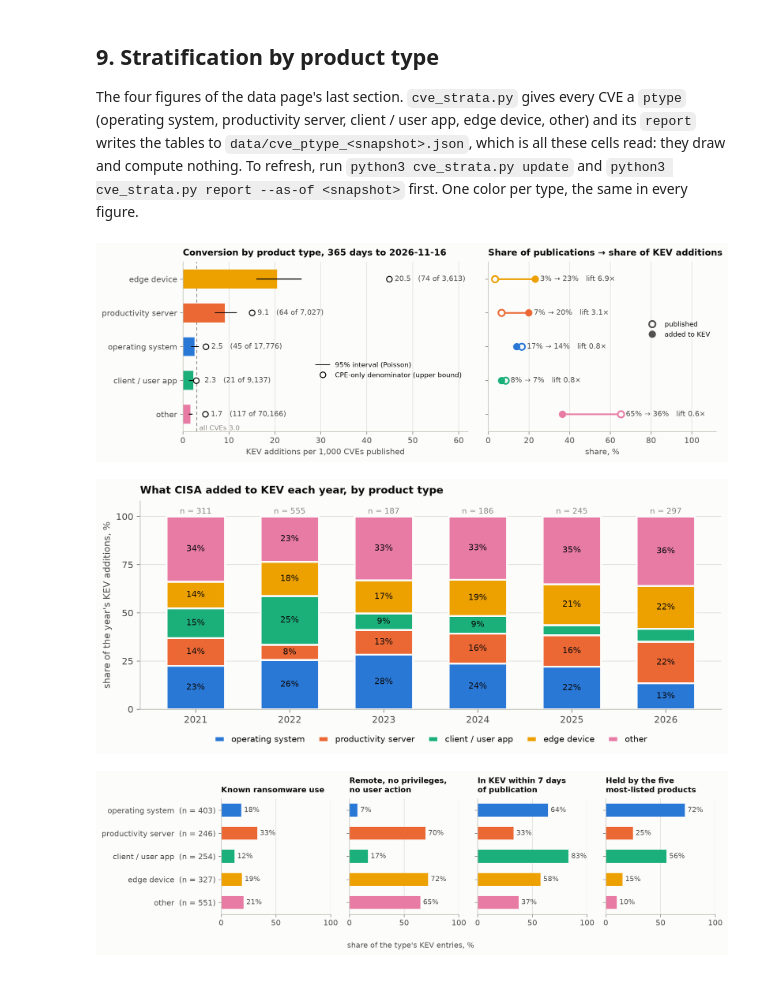
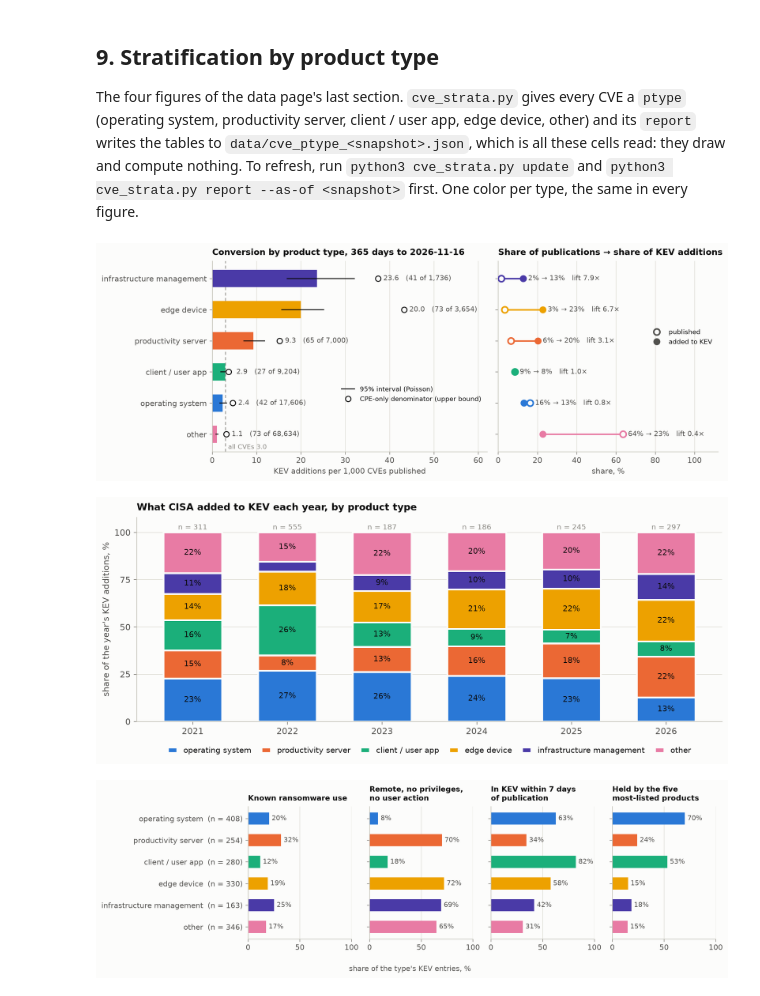
Before and after one commit to jo5iah/vulnapocalypse-data, a Jupyter notebook: VulnData.ipynb, the cells around one changed output. Drawn from its saved outputs; the diff is of its cells as text; code cells hidden in the pictures.

```diff
--- a/VulnData.ipynb
+++ b/VulnData.ipynb
@@ -997,14 +997,14 @@ FIGURE_NAME = "ptype_conversion"   # inlined into VulnData.md at that marker
 # the imputed denominator and the open marker the CPE-only one, which is an upper bound; the
 # whisker is the exact Poisson 95% interval on the count of additions.
 P = json.loads((DATA / f"cve_ptype_{TAG}.json").read_text())
-PT = ["os", "prodserver", "client", "edge", "other"]          # fixed order, fixed colors
-PT_COLOR = dict(zip(PT, SERIES))
+PT = ["os", "prodserver", "client", "edge", "mgmt", "other"]          # fixed order, fixed colors
+PT_COLOR = dict(zip(PT, [SERIES[i] for i in (0, 1, 2, 3, 6, 4)]))   # a type keeps its color
 PT_NAME = {t: P["types"][t]["name"] for t in PT}
 T = P["types"]
 overall = 1000 * P["kev_added"] / P["published"]
 order = sorted(PT, key=lambda t: T[t]["per_1000"])
 
-fig, (ax, bx) = plt.subplots(1, 2, figsize=(11, 3.9), gridspec_kw={"width_ratios": [1.25, 1]})
+fig, (ax, bx) = plt.subplots(1, 2, figsize=(11.5, 4.4), gridspec_kw={"width_ratios": [1.25, 1]})
 y = np.arange(len(order))
 ax.barh(y, [T[t]["per_1000"] for t in order], height=0.56, color=[PT_COLOR[t] for t in order],
         zorder=2)
@@ -1015,35 +1015,35 @@ for i, t in enumerate(order):
     ax.text(max(c["per_1000_hi"], c["per_1000_cpe_only"]) + 1.2, i,
             f"{c['per_1000']:.1f}   ({c['kev_added']} of {c['published_imputed']:,.0f})",
             va="center", fontsize=9, color=SECONDARY)
 ax.axvline(overall, color=MUTED, lw=1, ls=(0, (4, 3)), zorder=1)
 ax.text(overall + 0.6, -0.47, f"all CVEs {overall:.1f}", fontsize=8.5, color=MUTED)
 ax.set_yticks(y, [PT_NAME[t] for t in order])
 ax.set_xlim(0, 62)
 ax.set_xlabel("KEV additions per 1,000 CVEs published")
 ax.set_title(f"Conversion by product type, {P['window_days']} days to {P['as_of']}")
 ax.grid(axis="y", visible=False); ax.grid(axis="x", visible=True)
 ax.plot([], [], color=INK, lw=1.2, label="95% interval (Poisson)")
 ax.plot([], [], "o", ms=7, mfc=SURFACE, mec=INK, mew=1.2, ls="", label="CPE-only denominator (upper bound)")
-ax.legend(loc="center right", bbox_to_anchor=(1.0, 0.36), fontsize=8.5)
+ax.legend(loc="center right", bbox_to_anchor=(1.0, 0.3), fontsize=8.5)
 
 for i, t in enumerate(order):
     a, b = 100 * T[t]["share_published"], 100 * T[t]["share_kev"]
     bx.plot([a, b], [i, i], color=PT_COLOR[t], lw=2, zorder=2)
     bx.plot(a, i, "o", ms=8, mfc=SURFACE, mec=PT_COLOR[t], mew=2, zorder=3)
     bx.plot(b, i, "o", ms=8, color=PT_COLOR[t], zorder=3)
     bx.text(max(a, b) + 2.5, i, f"{a:.0f}% → {b:.0f}%   lift {T[t]['lift']:.1f}×", va="center",
             fontsize=9, color=SECONDARY)
 bx.set_yticks(y, [""] * len(order)); bx.set_ylim(ax.get_ylim())
 bx.set_xlim(0, 112); bx.set_xticks(range(0, 101, 20)); bx.set_xlabel("share, %")
 bx.set_title("Share of publications → share of KEV additions")
 bx.grid(axis="y", visible=False); bx.grid(axis="x", visible=True)
 bx.plot([], [], "o", ms=8, mfc=SURFACE, mec=SECONDARY, mew=2, ls="", label="published")
 bx.plot([], [], "o", ms=8, color=SECONDARY, ls="", label="added to KEV")
 bx.legend(loc="center right", bbox_to_anchor=(1.0, 0.6), fontsize=8.5)
 fig.tight_layout()
 plt.show()
 # %% [output]
-[figure, old version]
+[figure, new version]
 # %%
 FIGURE_NAME = "ptype_composition"   # inlined into VulnData.md at that marker
 # Composition of KEV additions by year added, whole catalog. There are no publication counts by
@@ -1051,7 +1051,7 @@ FIGURE_NAME = "ptype_composition"   # inlined into VulnData.md at that marker
 # habits of the catalog and which belong to one year.
 Y = P["kev_by_year_added"]
 years = list(Y)
-fig, ax = plt.subplots(figsize=(9.5, 4.2))
+fig, ax = plt.subplots(figsize=(10.5, 4.4))
 bottom = np.zeros(len(years))
 for t in PT:
     share = np.array([100 * Y[yr][t] / sum(Y[yr].values()) for yr in years])
@@ -1066,12 +1066,12 @@ for x, yr in enumerate(years):
 ax.set_ylim(0, 108); ax.set_yticks([0, 25, 50, 75, 100])
 ax.set_ylabel("share of the year's KEV additions, %")
 ax.set_title("What CISA added to KEV each year, by product type")
-ax.legend(ncol=5, loc="upper center", bbox_to_anchor=(0.5, -0.09), fontsize=9,
-          handlelength=1.2, columnspacing=1.6)
+ax.legend(ncol=6, loc="upper center", bbox_to_anchor=(0.5, -0.09), fontsize=9,
+          handlelength=1.2, columnspacing=1.3)
 fig.tight_layout()
 plt.show()
 # %% [output]
-[figure, old version]
+[figure, new version]
 # %%
 FIGURE_NAME = "ptype_profile"   # inlined into VulnData.md at that marker
 # What each type's KEV entries look like, whole catalog: four shares on a common 0-100 scale.
@@ -1080,7 +1080,7 @@ PANELS = [("ransomware", "Known ransomware use"),
           ("remote_unauthenticated", "Remote, no privileges,\nno user action"),
           ("within_7_days", "In KEV within 7 days\nof publication"),
           ("top5_share", "Held by the five\nmost-listed products")]
-fig, axes = plt.subplots(1, 4, figsize=(11.5, 3.3), sharey=True)
+fig, axes = plt.subplots(1, 4, figsize=(12, 3.7), sharey=True)
 y = np.arange(len(PT))[::-1]
 for ax, (key, title) in zip(axes, PANELS):
     vals = [100 * R[t][key] for t in PT]
@@ -1095,7 +1095,7 @@ fig.supxlabel("share of the type's KEV entries, %", fontsize=9.5, color=SECONDAR
 fig.tight_layout()
 plt.show()
 # %% [output]
-[figure, old version]
+[figure, new version]
 # %%
 FIGURE_NAME = "ptype_top_families"   # inlined into VulnData.md at that marker
 # The families with the most KEV additions in the window, per type. Bar length is the count of
```
Also changed, not shown: parts of 1 cell of this notebook, 9 other files.
